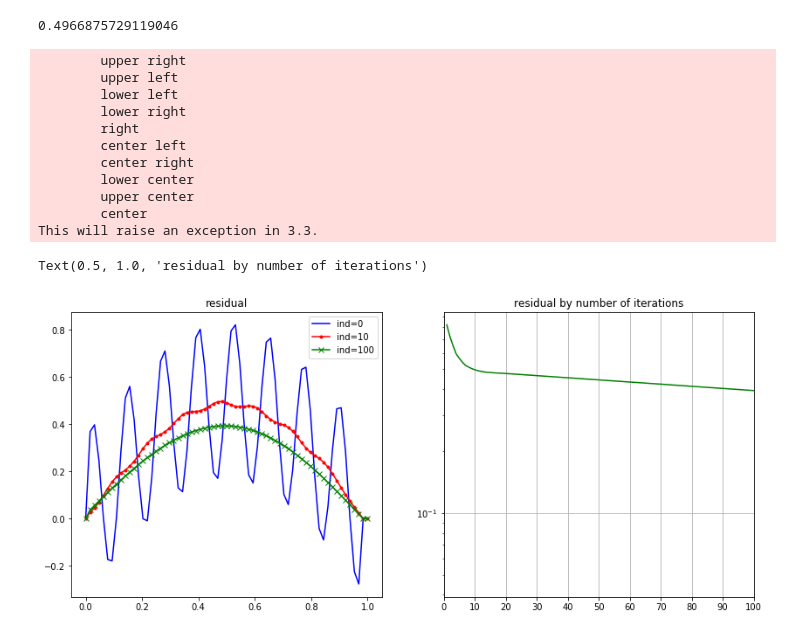
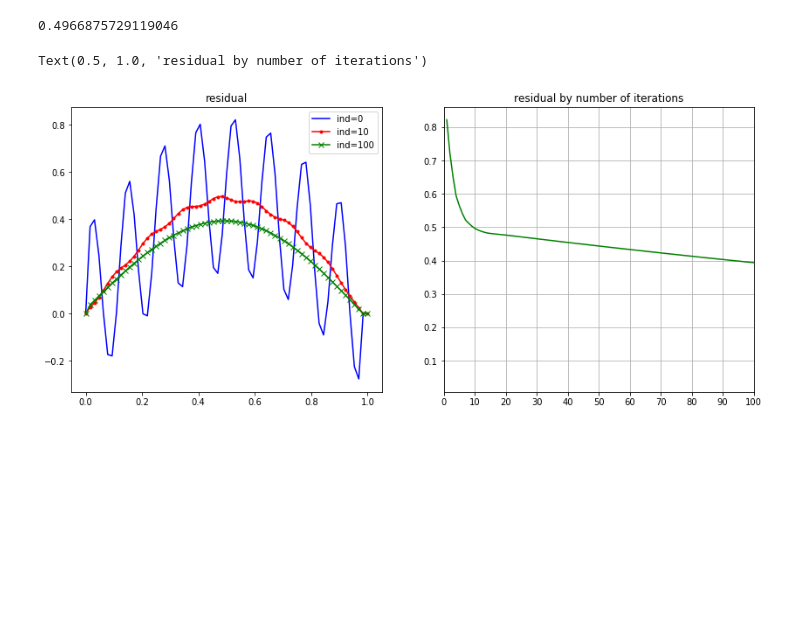
Before and after one commit to dozerlcl/assignments_2020_nju_meteorology, a Jupyter notebook: numerical_PDE/P_set7/test2.ipynb, the cells around one changed output. Drawn from its saved outputs; the diff is of its cells as text; code cells hidden in the pictures; blank space fills up the shorter version.

```diff
--- a/numerical_PDE/P_set7/test2.ipynb
+++ b/numerical_PDE/P_set7/test2.ipynb
@@ -113,44 +102,33 @@ max(abs(residual_b[10]))
 # series = u[0:ind_err,int((ny-1)/2),int((nz-1)/2)]
 
 # import matplotlib.ticker as tck
 fig,ax = plt.subplots(1,2,figsize=(14,6))
 # custom_xlim = (0, np.p)
 # custom_ylim = (0, 5.5)
 # Setting the values for all axes.
 
 # plt.setp(ax, xlim=custom_xlim, ylim=custom_ylim)
 # ax.set_xscale('log')
 # stride = max( int(len(all_residual['1'][1:]) / 20), 1)
 ax0=ax[0].plot(np.linspace(0,1,65), residual_b[1,:],'-b', label='ind=0')
 ax0=ax[0].plot(np.linspace(0,1,65), residual_b[10,:],'.-r', label='ind=10')
 ax0=ax[0].plot(np.linspace(0,1,65), residual_b[100,:],'x-g', label='ind=100')
 ax1=ax[1].plot(np.linspace(1,iter_num,iter_num-2), residual_max_b[1:-1],'-g', label='k=1')
-ax[1].set_yscale("log")
+# ax[1].set_yscale("log")
 ax[1].set_xlim([0,100])
 ax[1].set_xticks(np.linspace(0,100,11))
 ax[1].grid()
 # ax0=ax.plot(np.linspace(1,iter_num,iter_num-1), all_residual['2'][1:],'x-', label='k=2',markevery=stride)
 # ax0=ax.plot(np.linspace(1,iter_num,iter_num-1), all_residual['4'][1:],'o-', label='k=4',markevery=stride)
 # ax0=ax.plot(np.linspace(1,iter_num,iter_num-1), all_residual['8'][1:],'--', label='k=8')
 # ax0=ax.plot(np.linspace(1,iter_num,iter_num-1), all_residual['16'][1:],'-', label='k=16')
 # ax0=ax.plot(np.linspace(0,ind_err-1,ind_err-2), abs(series[0:-2] - series[1:-1]),'--g', label='')
 # ax.set_yscale("log")
 # ax.grid()
 ax[0].legend(loc='lowerleft')
 ax[0].set_title('residual')
 ax[1].set_title('residual by number of iterations')
 # ax[1].set_yscale("log")
 # %% [output]
-        upper right
-        upper left
-        lower left
-        lower right
-        right
-        center left
-        center right
-        lower center
-        upper center
-        center
-This will raise an exception in 3.3.
+Text(0.5, 1.0, 'residual by number of iterations')
-Text(0.5, 1.0, 'residual by number of iterations')
-[figure, old version]
+[figure, new version]
```
Also changed, not shown: parts of 1 cell of this notebook, 1 other file.
